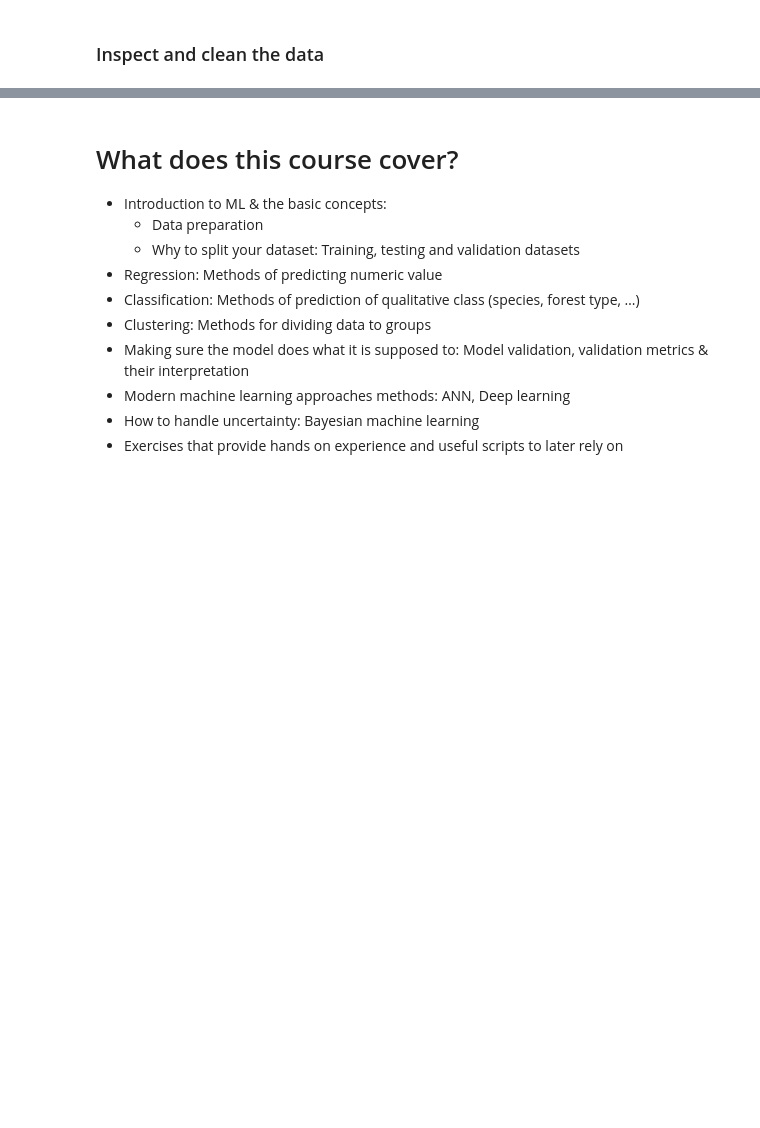
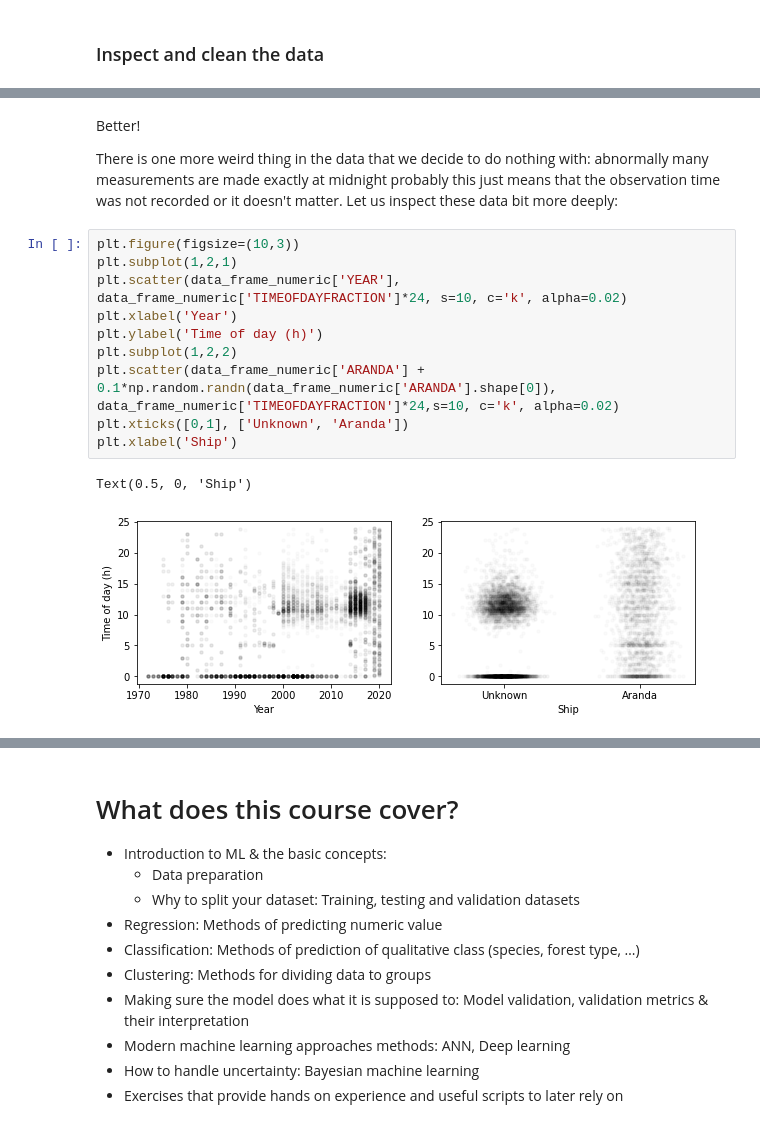
Before and after one commit to esiivola/syke-machine-learning-course, a Jupyter notebook: ML-course.ipynb, the cells around one changed output, grey strips where cells are left out. Cells and saved outputs as stored; diff of their text form; blank space fills up the shorter version.

```diff
--- a/ML-course.ipynb
+++ b/ML-course.ipynb
@@ -391,0 +493,17 @@ X_scaled = scaler.transform(X)
+# %% [markdown]
+Better!
+
+There is one more weird thing in the data that we decide to do nothing with: abnormally many measurements are made exactly at midnight probably this just means that the observation time was not recorded or it doesn't matter. Let us inspect these data bit more deeply:
+# %%
+plt.figure(figsize=(10,3))
+plt.subplot(1,2,1)
+plt.scatter(data_frame_numeric['YEAR'], data_frame_numeric['TIMEOFDAYFRACTION']*24, s=10, c='k', alpha=0.02)
+plt.xlabel('Year')
+plt.ylabel('Time of day (h)')
+plt.subplot(1,2,2)
+plt.scatter(data_frame_numeric['ARANDA'] + 0.1*np.random.randn(data_frame_numeric['ARANDA'].shape[0]), data_frame_numeric['TIMEOFDAYFRACTION']*24,s=10, c='k', alpha=0.02)
+plt.xticks([0,1], ['Unknown', 'Aranda'])
+plt.xlabel('Ship')
+# %% [output]
+Text(0.5, 0, 'Ship')
+[figure, added]
```
Also changed, not shown: parts of 25 cells of this notebook, 1 other file.
